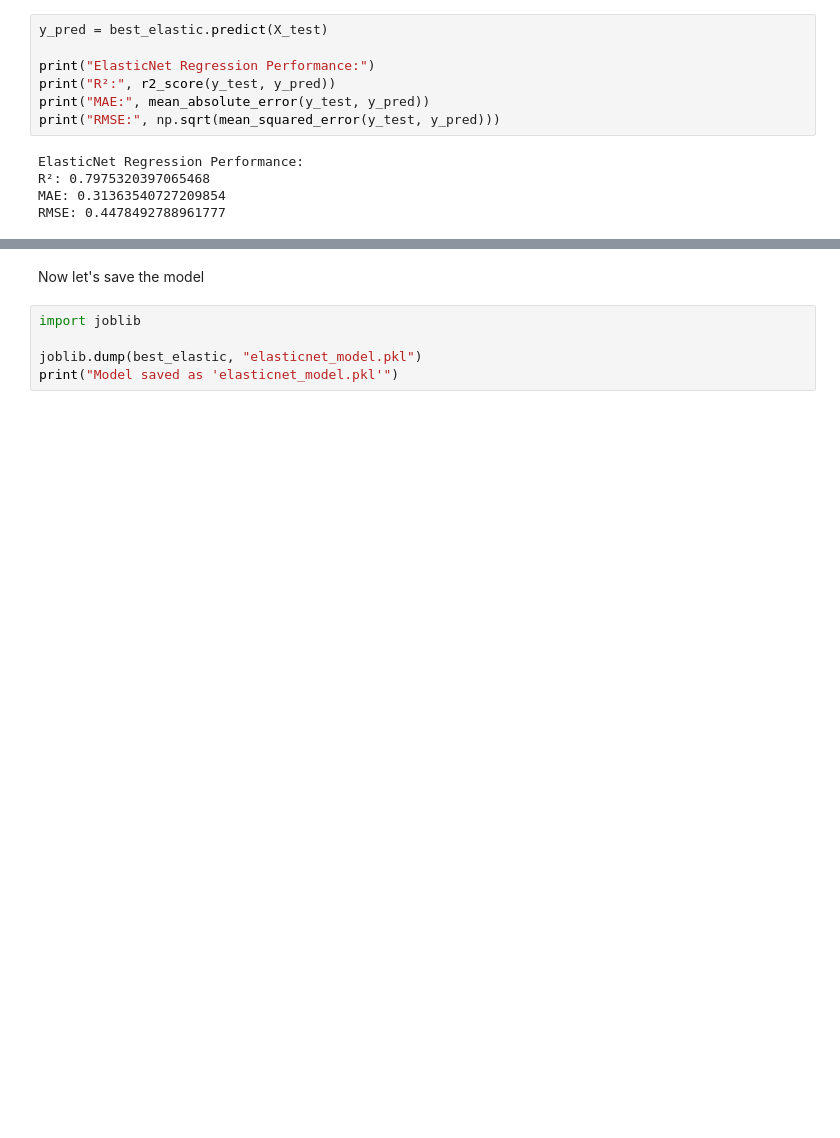
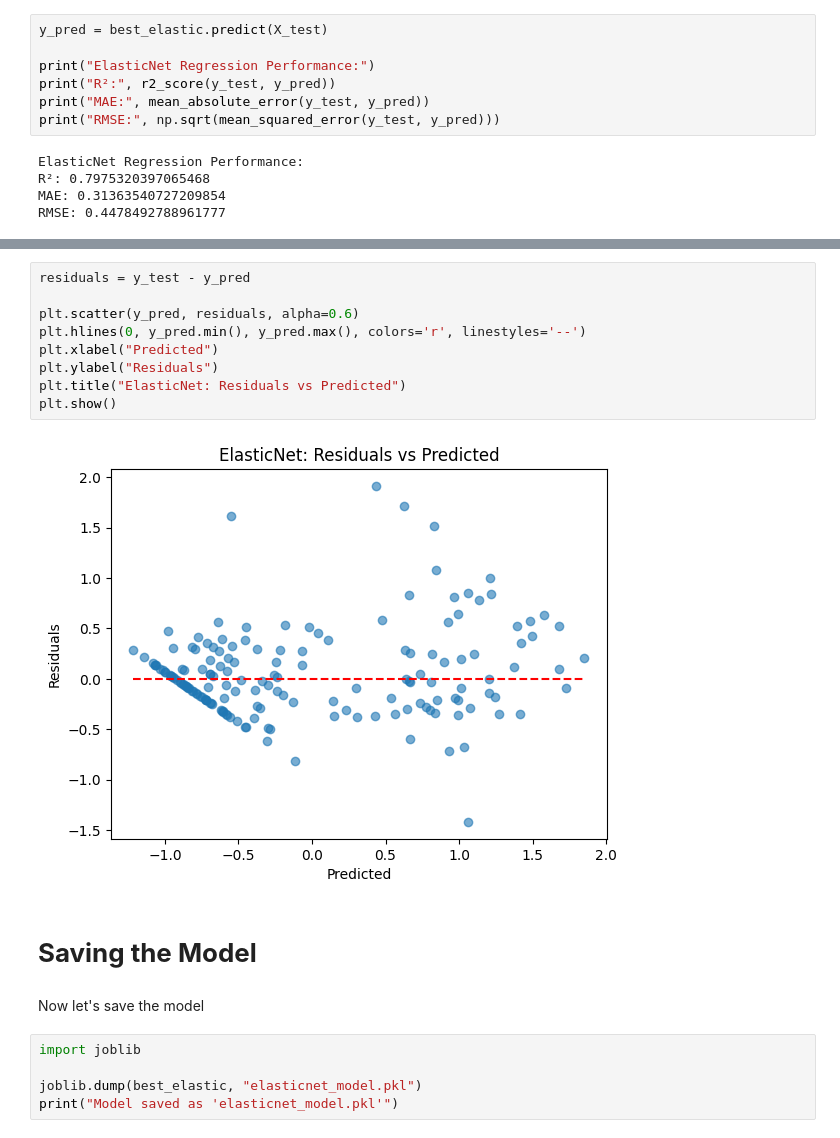
Before and after one commit to Armina101/Postpartum-depression-prediction-model, a Jupyter notebook: final_prediction_model.ipynb, the cells around one changed output, grey strips where cells are left out. Drawn from its saved outputs; the diff is of its cells as text; blank space fills up the shorter version.

```diff
--- a/final_prediction_model.ipynb
+++ b/final_prediction_model.ipynb
@@ -811,3 +825,16 @@ RMSE: 0.4478492788961777
+# %%
+residuals = y_test - y_pred
+
+plt.scatter(y_pred, residuals, alpha=0.6)
+plt.hlines(0, y_pred.min(), y_pred.max(), colors='r', linestyles='--')
+plt.xlabel("Predicted")
+plt.ylabel("Residuals")
+plt.title("ElasticNet: Residuals vs Predicted")
+plt.show()
+# %% [output]
+[figure, added]
+# %% [markdown]
+# **Saving the Model**
 # %% [markdown]
 Now let's save the model
 # %%
```
Also changed, not shown: parts of 2 cells of this notebook.
